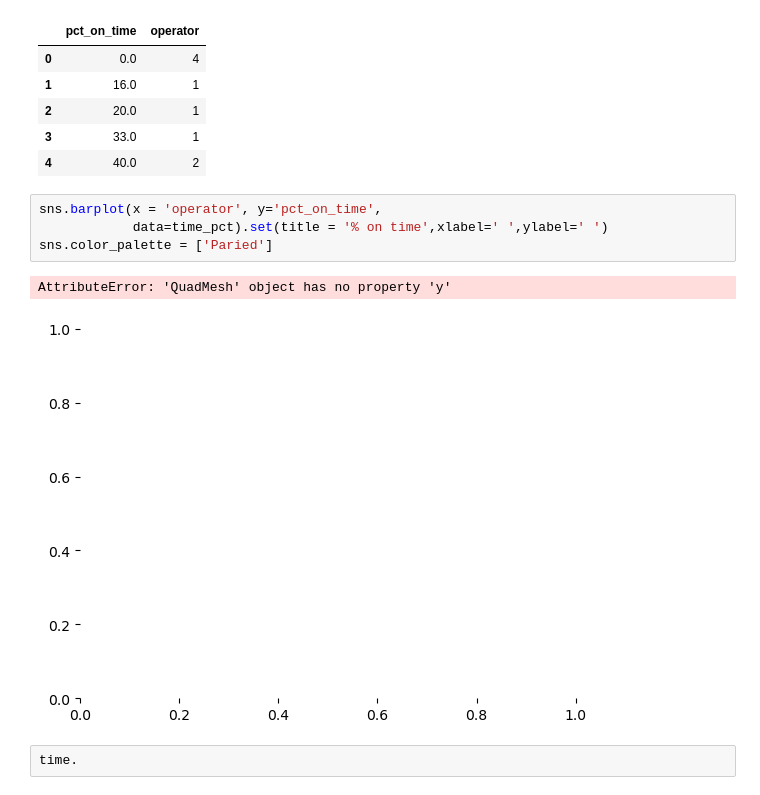
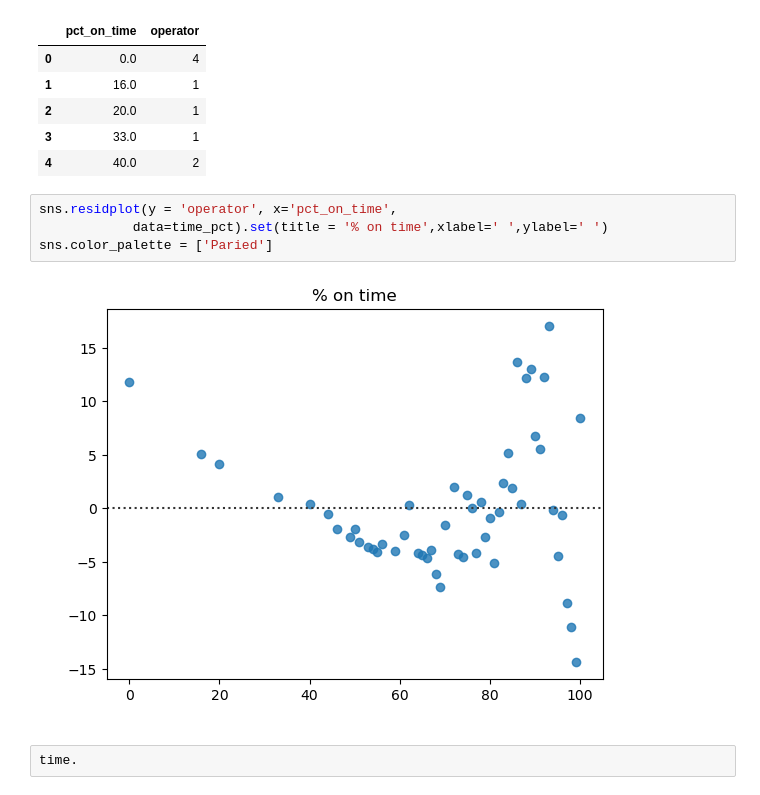
Before and after one commit to NSS-Data-Analytics-Cohort-7/wego-shut_up_and_take_my_query, a Jupyter notebook: notebooks/wego_five_otp.ipynb, the cells around one changed output. Saved outputs shown, nothing was run; the diff lists cells and outputs as text.

Commit message:
graphs done

```diff
--- a/notebooks/wego_five_otp.ipynb
+++ b/notebooks/wego_five_otp.ipynb
@@ -236,12 +236,11 @@ time_pct.head()
 | 3 | 33.0 | 1 |
 | 4 | 40.0 | 2 |
 # %%
-sns.barplot(x = 'operator', y='pct_on_time',
+sns.residplot(y = 'operator', x='pct_on_time',
             data=time_pct).set(title = '% on time',xlabel=' ',ylabel=' ')
 sns.color_palette = ['Paried']
 # %% [output]
-AttributeError: 'QuadMesh' object has no property 'y'
-[figure, old version]
+[figure, new version]
 # %%
 time.
 # %%
```
Also changed, not shown: parts of 5 cells of this notebook.
